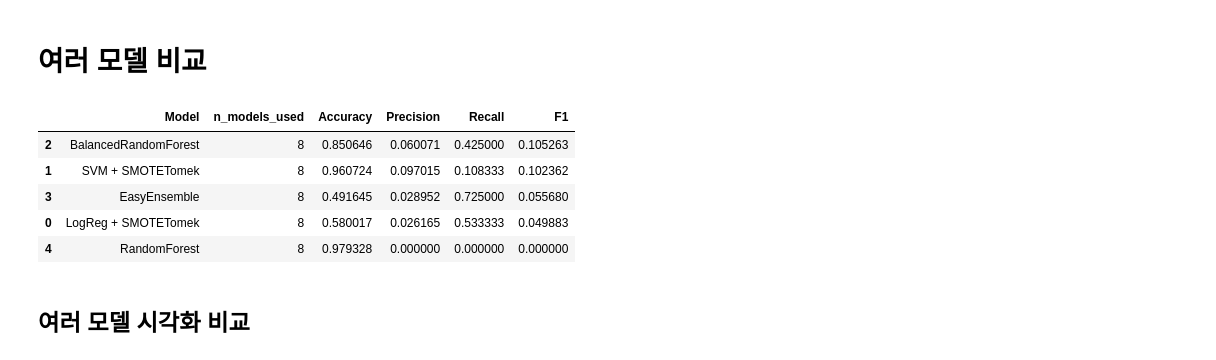
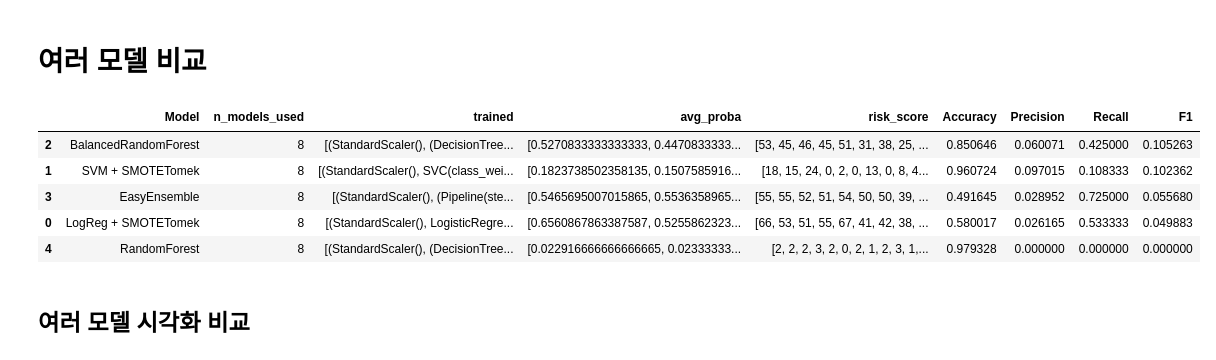
Before and after one commit to oneline47/DM_closure-prediction, a Jupyter notebook: src/statistical_feature_model.ipynb, the cells around one changed output. Drawn from its saved outputs; the diff is of its cells as text; code cells hidden in the pictures.

```diff
--- a/src/statistical_feature_model.ipynb
+++ b/src/statistical_feature_model.ipynb
@@ -234,24 +214,0 @@ X_test_scaled = scaler.transform(X_test)
-# %%
-# 모델 정의
-models = {
-    'LogisticRegression': LogisticRegression(random_state=42, max_iter=1000, class_weight="balanced"),
-    'SVM': SVC(random_state=42, class_weight="balanced"),
-    'EasyEnsembleClassifier': EasyEnsembleClassifier(random_state=47, n_jobs=1)
-}
-
-# 결과 저장
-results = {'Model': [], 'Accuracy': [], 'Precision': [], 'Recall': [], 'F1': []}
-
-# 모델별 학습 및 평가
-for model_name, model in models.items():
-    model.fit(X_train_scaled, y_train)
-    y_pred = model.predict(X_test_scaled)
-
-    results['Model'].append(model_name)
-    results['Accuracy'].append(accuracy_score(y_test, y_pred))
-    results['Precision'].append(precision_score(y_test, y_pred))
-    results['Recall'].append(recall_score(y_test, y_pred))
-    results['F1'].append(f1_score(y_test, y_pred))
-
-# 결과를 DataFrame으로 변환
-results_df = pd.DataFrame(results)
@@ -506,39 +445,45 @@ def eval_quarter_ensemble(base_model, use_smote, min_rows=30):
     for scaler, model in trained:
         X_test_scaled = scaler.transform(X_test)
         probas.append(model.predict_proba(X_test_scaled)[:, 1])
 
     avg_proba = np.mean(np.vstack(probas), axis=0)
+    risk_score = np.round(100 * avg_proba).astype(int)
+
     y_pred = (avg_proba >= 0.5).astype(int)
+
 
     return {
         "n_models_used": len(trained),
+        "trained": trained,
+        "avg_proba": avg_proba,          # 폐업 확률
+        "risk_score": risk_score,
         "Accuracy": accuracy_score(y_test, y_pred),
         "Precision": precision_score(y_test, y_pred, zero_division=0),
         "Recall": recall_score(y_test, y_pred, zero_division=0),
         "F1": f1_score(y_test, y_pred, zero_division=0),
     }
 
 
 # -------------------------------------------------
 # 3) 후보별로 돌려서 결과 비교
 # -------------------------------------------------
 rows = []
 for name, model, use_smote in candidates:
     out = eval_quarter_ensemble(model, use_smote=use_smote, min_rows=30)
     if out is None:
         rows.append({"Model": name, "n_models_used": 0, "Accuracy": np.nan, "Precision": np.nan, "Recall": np.nan, "F1": np.nan})
     else:
         rows.append({"Model": name, **out})
 
 results_df = pd.DataFrame(rows).sort_values("F1", ascending=False)
 results_df
 # %% [output]
-|  | Model | n_models_used | Accuracy | Precision | Recall | F1 |
-| 2 | BalancedRandomForest | 8 | 0.850646 | 0.060071 | 0.425000 | 0.105263 |
-| 1 | SVM + SMOTETomek | 8 | 0.960724 | 0.097015 | 0.108333 | 0.102362 |
-| 3 | EasyEnsemble | 8 | 0.491645 | 0.028952 | 0.725000 | 0.055680 |
-| 0 | LogReg + SMOTETomek | 8 | 0.580017 | 0.026165 | 0.533333 | 0.049883 |
-| 4 | RandomForest | 8 | 0.979328 | 0.000000 | 0.000000 | 0.000000 |
+|  | Model | n_models_used | trained | avg_proba | risk_score | Accuracy | Precision | Recall | F1 |
+| 2 | BalancedRandomForest | 8 | [(StandardScaler(), (DecisionTree... | [0.5270833333333333, 0.4470833333... | [53, 45, 46, 45, 51, 31, 38, 25, ... | 0.850646 | 0.060071 | 0.425000 | 0.105263 |
+| 1 | SVM + SMOTETomek | 8 | [(StandardScaler(), SVC(class_wei... | [0.1823738502358135, 0.1507585916... | [18, 15, 24, 0, 2, 0, 13, 0, 8, 4... | 0.960724 | 0.097015 | 0.108333 | 0.102362 |
+| 3 | EasyEnsemble | 8 | [(StandardScaler(), (Pipeline(ste... | [0.5465695007015865, 0.5536358965... | [55, 55, 52, 51, 54, 50, 50, 39, ... | 0.491645 | 0.028952 | 0.725000 | 0.055680 |
+| 0 | LogReg + SMOTETomek | 8 | [(StandardScaler(), LogisticRegre... | [0.6560867863387587, 0.5255862323... | [66, 53, 51, 55, 67, 41, 42, 38, ... | 0.580017 | 0.026165 | 0.533333 | 0.049883 |
+| 4 | RandomForest | 8 | [(StandardScaler(), (DecisionTree... | [0.022916666666666665, 0.02333333... | [2, 2, 2, 3, 2, 0, 2, 1, 2, 3, 1,... | 0.979328 | 0.000000 | 0.000000 | 0.000000 |
 # %% [markdown]
 ## 여러 모델 시각화 비교
 # %%
```
Also changed, not shown: parts of 18 cells of this notebook.
